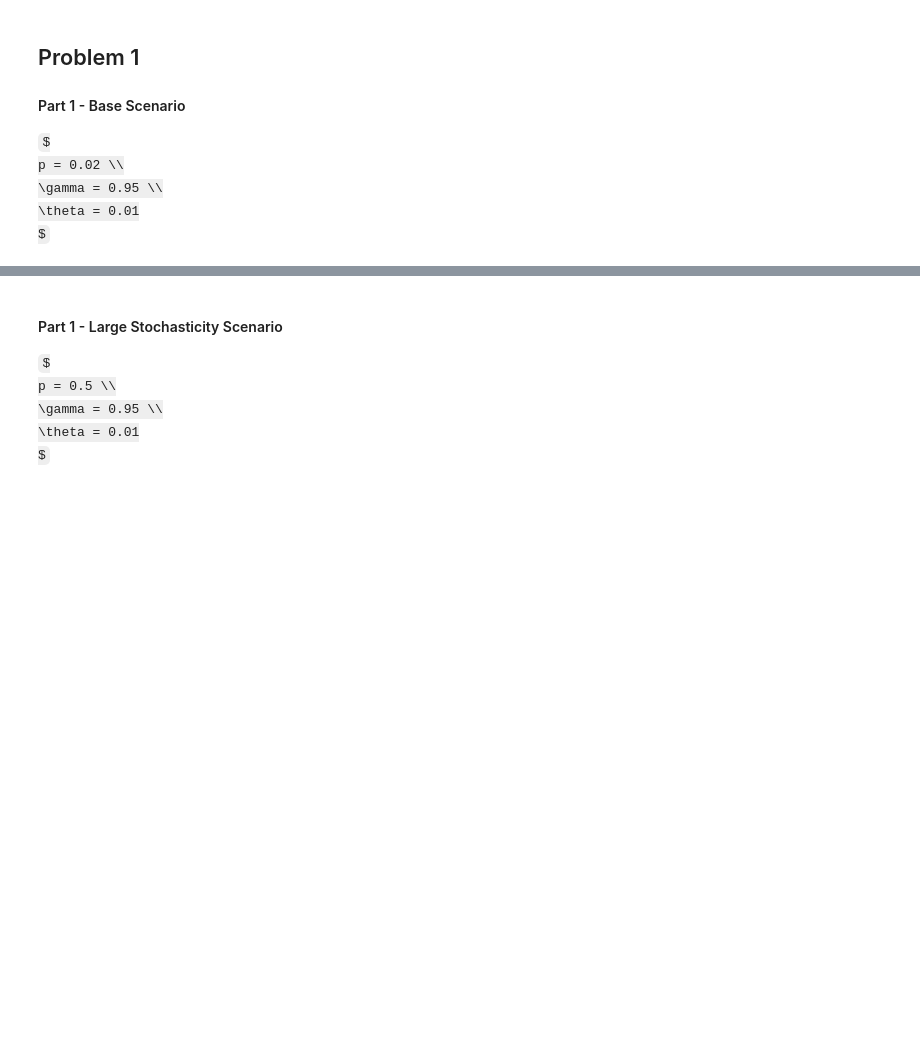
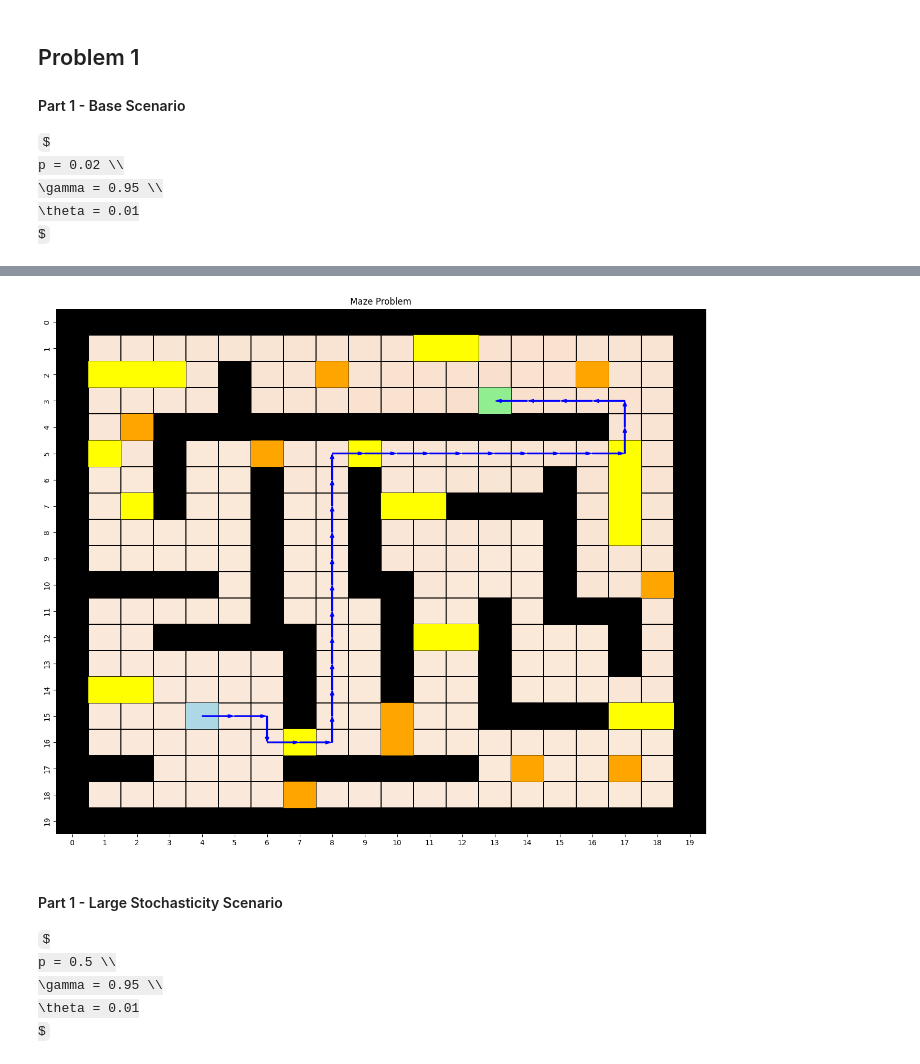
Before and after one commit to ffpaiki/RL-Project, a Jupyter notebook: project2/project02-problem01.ipynb, the cells around one changed output, grey strips where cells are left out. Saved outputs shown, nothing was run; the diff lists cells and outputs as text; code cells hidden in the pictures; some formulas as TeX source; blank space fills up the shorter version.

```diff
--- a/project2/project02-problem01.ipynb
+++ b/project2/project02-problem01.ipynb
@@ -423,3 +397,45 @@ plt.show()
+# %%
+startState = 192
+goalState = 46
+
+plt.subplots(figsize=(16,13))
+heatmap = sns.heatmap(State_Matrix, fmt='.0f', linewidths=0.2, linecolor='black', annot_kws={'size': 10, 'color': 'black'}, cbar= False, cmap= 'rocket_r',vmax=99999,vmin=0)
+heatmap.set_facecolor('black') # Color for the NaN cells in the state matrix
+coloring_blocks(heatmap, oil_states, bump_states, start_state,end_state)
+plt.title('Maze Problem')
+
+s = startState
+isGoalState = False
+while isGoalState!=True:
+
+    # Get the next state based on the optimal policy
+    s_prime = getNextState(s,optimal_policy[s])
+
+
+
+
+    # The location of the current state in the maze
+    i = s_loc[s,0]
+    j = s_loc[s,1]
+
+    if(optimal_policy[s]==0):
+        plt.arrow(j + 0.5, i + 0.5, 0, -0.8, width=0.04, color='blue')  # Up
+    if(optimal_policy[s]==1):
+        plt.arrow(j + 0.5, i + 0.5, 0, 0.8, width=0.04, color='blue')
+    if(optimal_policy[s]==2):
+        plt.arrow(j + 0.5, i + 0.5, -0.8, 0, width=0.04, color='blue')
+    if(optimal_policy[s]==3):
+        plt.arrow(j + 0.5, i + 0.5, 0.8, 0, width=0.04, color='blue')
+
+    # Check if the state is the goal state
+    if(s_prime == goalState):
+        isGoalState = True
+    else:
+        s = s_prime
+
+plt.show()
+# %% [output]
+[figure, added]
 # %% [markdown]
 #### Part 1 - Large Stochasticity Scenario
 
```
Also changed, not shown: parts of 7 cells of this notebook, 6 other files.
